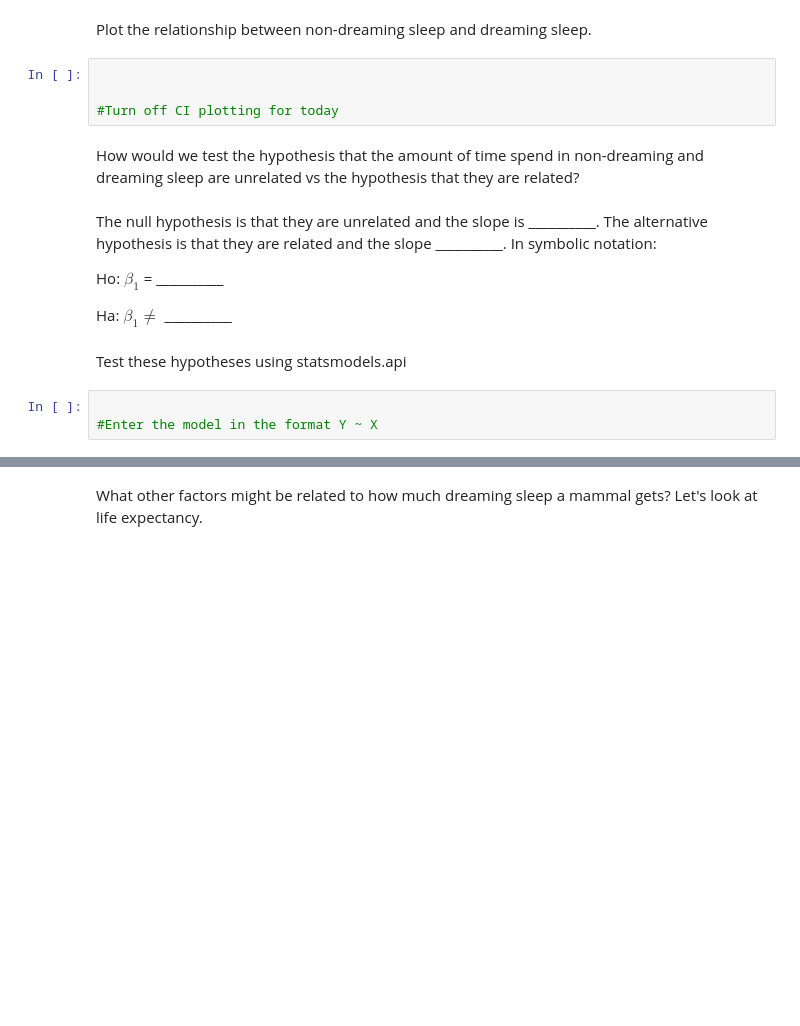
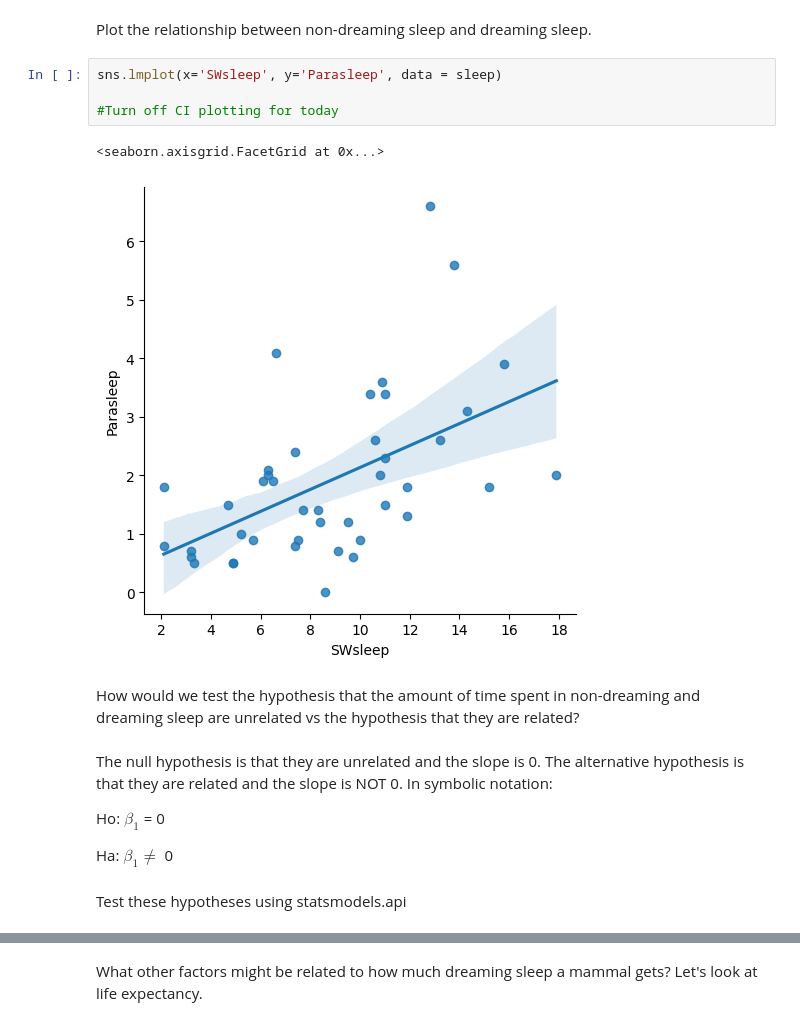
Before and after one commit to sikoh/DS-Linear-Algebra, a Jupyter notebook: Inference-Linear-Regression/DS_InferenceForRegression_Lecture_Notes.ipynb, the cells around one changed output, grey strips where cells are left out. Saved outputs shown, nothing was run; the diff lists cells and outputs as text; blank space fills up the shorter version.

```diff
--- a/Inference-Linear-Regression/DS_InferenceForRegression_Lecture_Notes.ipynb
+++ b/Inference-Linear-Regression/DS_InferenceForRegression_Lecture_Notes.ipynb
@@ -380,19 +380,19 @@ First, lets see if time spent in non-dreaming and dreaming sleep is statisticall
 # %% [markdown]
 Plot the relationship between non-dreaming sleep and dreaming sleep.
 # %%
-
+sns.lmplot(x='SWsleep', y='Parasleep', data = sleep)
 
 #Turn off CI plotting for today
+# %% [output]
+<seaborn.axisgrid.FacetGrid at 0x...>
+[figure, added]
 # %% [markdown]
-How would we test the hypothesis that the amount of time spend in non-dreaming and dreaming sleep are unrelated vs the hypothesis that they are related?
+How would we test the hypothesis that the amount of time spent in non-dreaming and dreaming sleep are unrelated vs the hypothesis that they are related?
 # %% [markdown]
-The null hypothesis is that they are unrelated and the slope is __________.  The alternative hypothesis is that they are related and the slope __________.  In symbolic notation:
+The null hypothesis is that they are unrelated and the slope is 0.  The alternative hypothesis is that they are related and the slope is NOT 0.  In symbolic notation:
 
-Ho: $\beta_1$ = __________
+Ho: $\beta_1$ = 0
 
-Ha: $\beta_1 \neq$ __________
+Ha: $\beta_1 \neq$ 0
 # %% [markdown]
 Test these hypotheses using statsmodels.api
-# %%
-
-#Enter the model in the format Y ~ X
```
Also changed, not shown: parts of 16 cells of this notebook.
